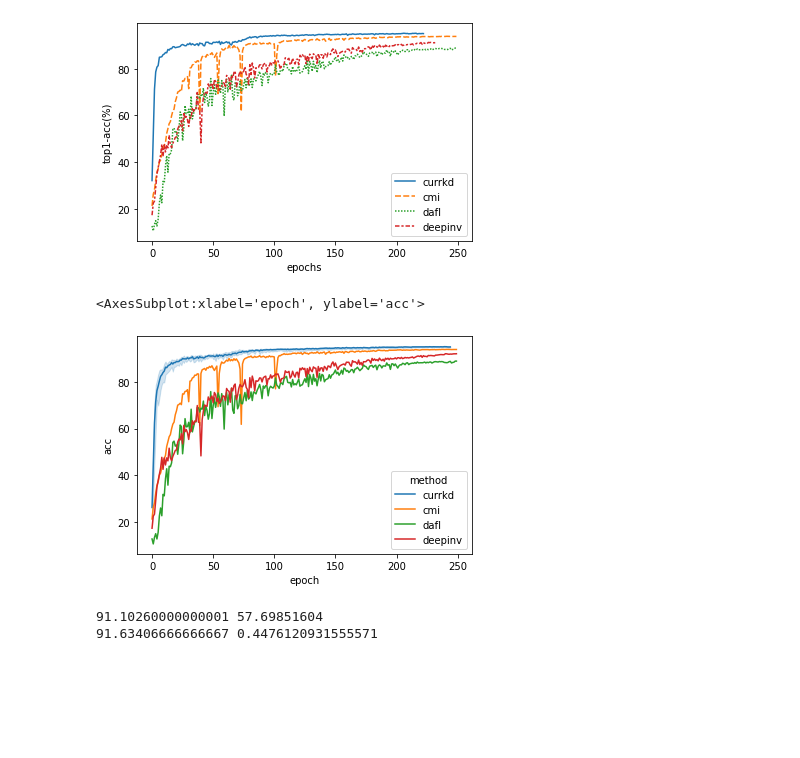
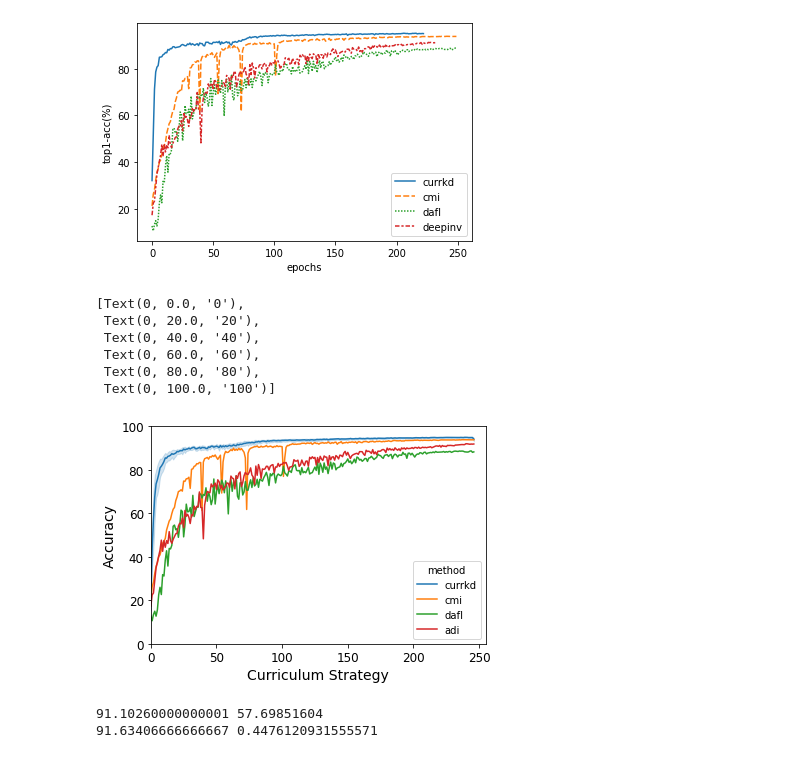
Before and after one commit to ljrprocc/DataFree, a Jupyter notebook: notebooks/Convergence Visualization.ipynb, the cells around one changed output. Drawn from its saved outputs; the diff is of its cells as text; code cells hidden in the pictures; blank space fills up the shorter version.

```diff
--- a/notebooks/Convergence Visualization.ipynb
+++ b/notebooks/Convergence Visualization.ipynb
@@ -43,7 +43,7 @@ res_dicts_currkd = []
 dfs = []
 for f in log_files:
     res_dict = get_res_dict(f)
-    real_res_dict = {'epoch': list(res_dict.keys()), 'acc': list(res_dict.values()), 'method': ['currkd' for _ in range(len(res_dict))]}
+    real_res_dict = {'epoch': list(res_dict.keys())[:-3], 'acc': list(res_dict.values())[:-3], 'method': ['currkd' for _ in range(len(res_dict))][:-3]}
     dfa = pd.DataFrame(data=real_res_dict)
     dfs.append(dfa)
     values = list(res_dict.values())
@@ -114,12 +114,12 @@ file_lists = [
     '/data/lijingru/CMI/checkpoints/datafree-dafl/log-cifar10-resnet34-resnet18.txt',
     '/data/lijingru/CMI/checkpoints/datafree-deepinv/log-cifar10-resnet34-resnet18-deepinv.txt'
 ]
-methods = ['cmi', 'dafl', 'deepinv']
+methods = ['cmi', 'dafl', 'adi']
 # currkd_res = all_res[0]
 res_dicts = dfs
 for f, m in zip(file_lists, methods):
     res_dict = get_res_dict(f)
-    real_res_dict = {'epoch': list(res_dict.keys()), 'acc': list(res_dict.values()), 'method': [m for _ in range(len(res_dict))]}
+    real_res_dict = {'epoch': list(res_dict.keys())[:-3], 'acc': list(res_dict.values())[:-3], 'method': [m for _ in range(len(res_dict))][:-3]}
     dfa = pd.DataFrame(data=real_res_dict)
     dfs.append(dfa)
     values = list(res_dict.values())
@@ -156,10 +156,23 @@ plt.ylabel('top1-acc(%)')
 Text(0, 0.5, 'top1-acc(%)')
 [figure]
 # %%
-sns.lineplot(data=all_dfs, x='epoch', y='acc', hue='method')
+fig = sns.lineplot(data=all_dfs, x='epoch', y='acc', hue='method')
+x_ticks = np.arange(0, 251, 50)
+y_ticks = np.arange(0, 101, 20)
+fig.set_xlim(0, 255)
+fig.set_ylim(0, 100)
+fig.set_xlabel('Curriculum Strategy', fontsize=14)
+fig.set_ylabel('Accuracy', fontsize=14)
+fig.set_xticklabels(x_ticks, fontsize=12)
+fig.set_yticklabels(y_ticks, fontsize=12)
 # %% [output]
-<AxesSubplot:xlabel='epoch', ylabel='acc'>
+[Text(0, 0.0, '0'),
+ Text(0, 20.0, '20'),
+ Text(0, 40.0, '40'),
+ Text(0, 60.0, '60'),
+ Text(0, 80.0, '80'),
+ Text(0, 100.0, '100')]
-[figure, old version]
+[figure, new version]
 # %%
 print(np.mean(a), np.var(a))
 s = np.array([92.57772,91.22188,91.10260])
```
Also changed, not shown: parts of 6 cells of this notebook, 7 other files.
